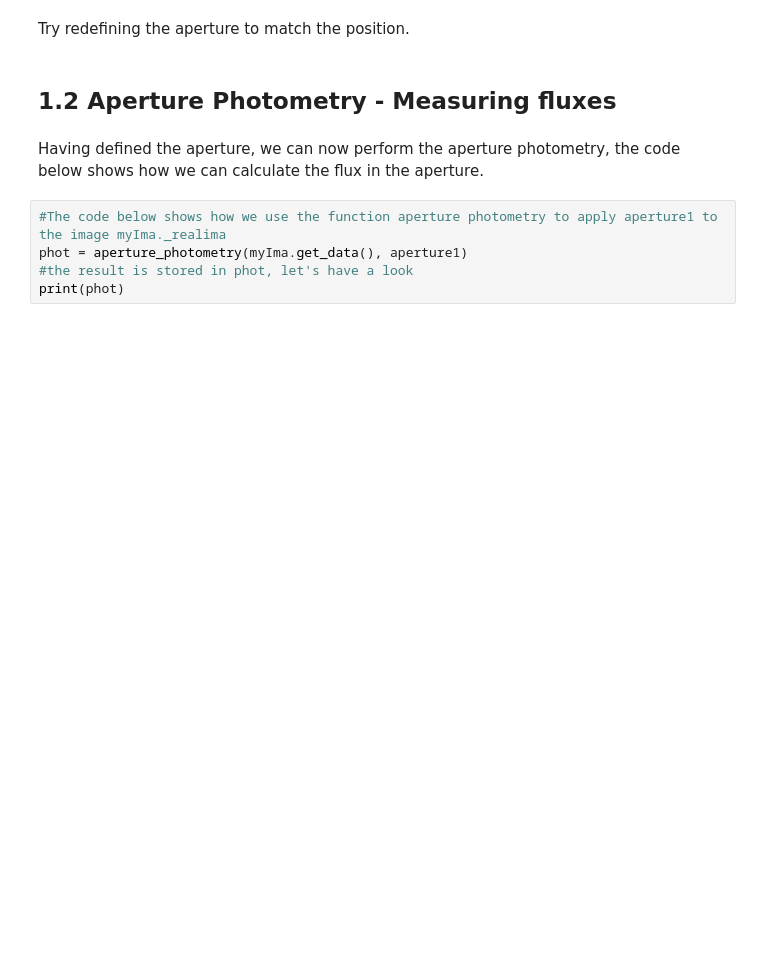
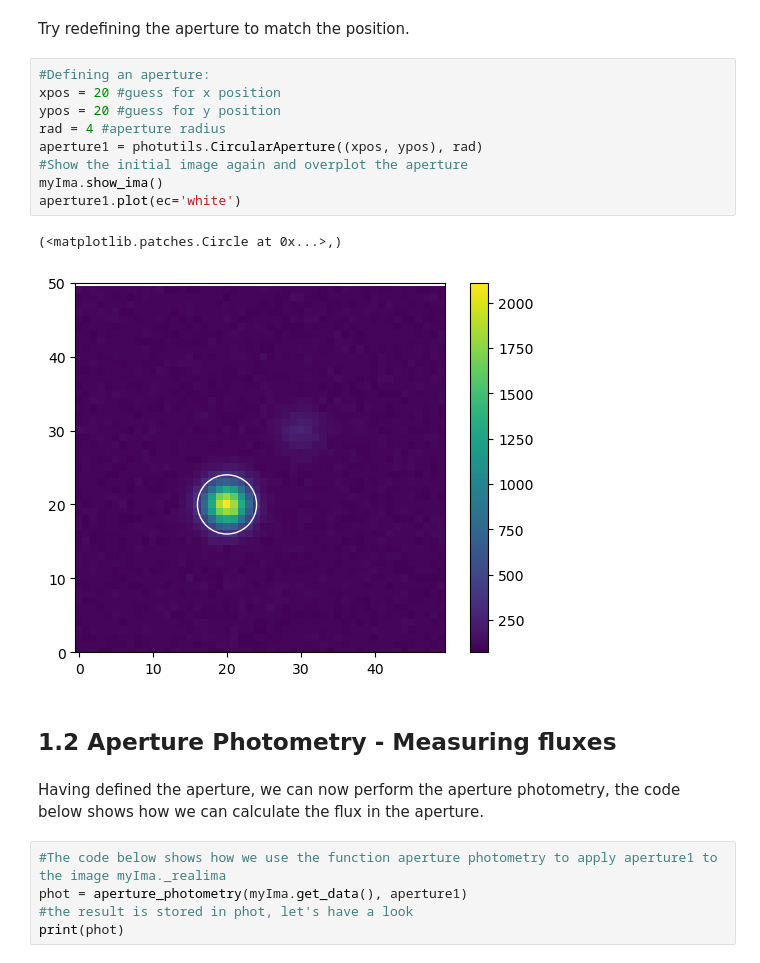
Before and after one commit to npi2015/Mphys-project, a Jupyter notebook: Astrolabs_files/Chapter2_AperturePhotometry.ipynb, the cells around one changed output. Drawn from its saved outputs; the diff is of its cells as text; blank space fills up the shorter version.

```diff
--- a/Astrolabs_files/Chapter2_AperturePhotometry.ipynb
+++ b/Astrolabs_files/Chapter2_AperturePhotometry.ipynb
@@ -179,5 +220,17 @@ aperture1.plot(ec='white')
 # %% [markdown]
 Try redefining the aperture to match the position.
+# %%
+#Defining an aperture:
+xpos = 20 #guess for x position
+ypos = 20 #guess for y position
+rad = 4 #aperture radius
+aperture1 = photutils.CircularAperture((xpos, ypos), rad)
+#Show the initial image again and overplot the aperture
+myIma.show_ima()
+aperture1.plot(ec='white')
+# %% [output]
+(<matplotlib.patches.Circle at 0x...>,)
+[figure, added]
 # %% [markdown]
 <a id="sec:flux"></a>
 ## 1.2 Aperture Photometry - Measuring fluxes
```
Also changed, not shown: parts of 32 cells of this notebook, 13 other files.
